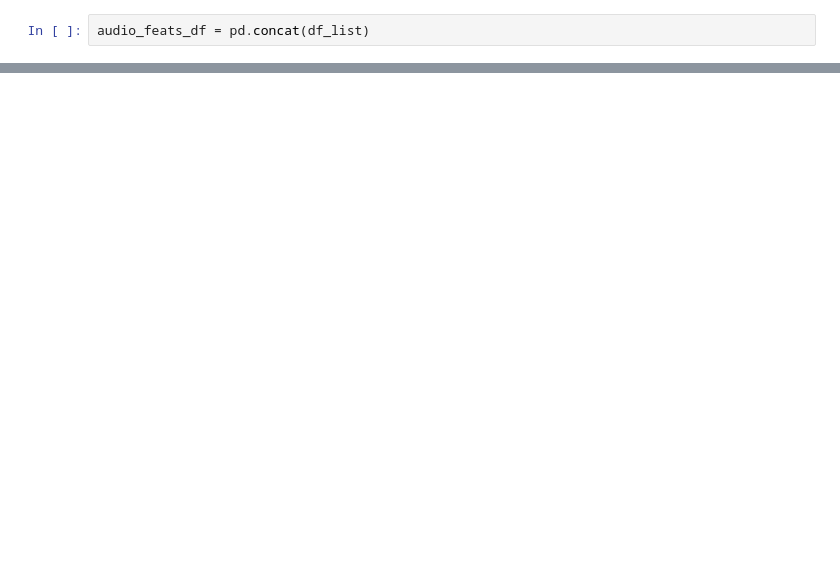
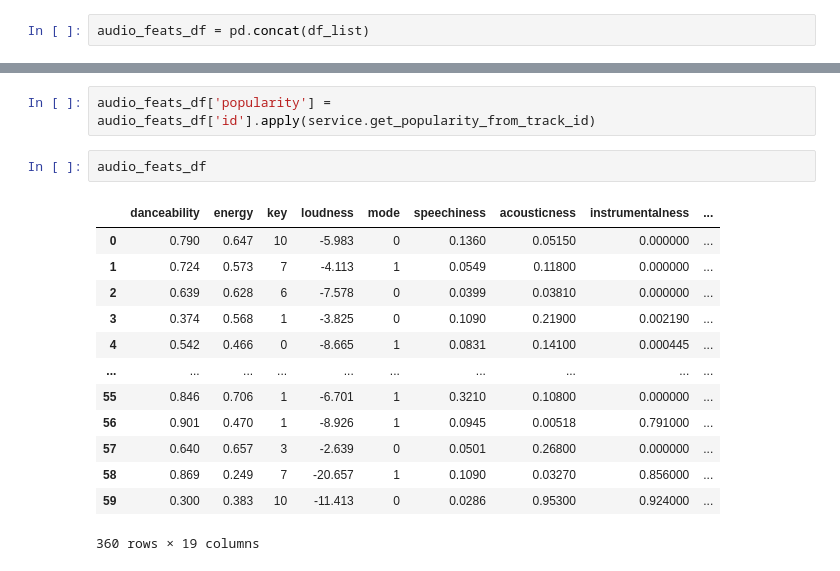
Before and after one commit to oms26/convexp_spotify, a Jupyter notebook: test.ipynb, the cells around one changed output, grey strips where cells are left out. Drawn from its saved outputs; the diff is of its cells as text; blank space fills up the shorter version.

```diff
--- a/test.ipynb
+++ b/test.ipynb
@@ -117,0 +100,18 @@ df
+# %%
+audio_feats_df['popularity'] = audio_feats_df['id'].apply(service.get_popularity_from_track_id)
+# %%
+audio_feats_df
+# %% [output]
+|  | danceability | energy | key | loudness | mode | speechiness | acousticness | instrumentalness | ... |
+| 0 | 0.790 | 0.647 | 10 | -5.983 | 0 | 0.1360 | 0.05150 | 0.000000 | ... |
+| 1 | 0.724 | 0.573 | 7 | -4.113 | 1 | 0.0549 | 0.11800 | 0.000000 | ... |
+| 2 | 0.639 | 0.628 | 6 | -7.578 | 0 | 0.0399 | 0.03810 | 0.000000 | ... |
+| 3 | 0.374 | 0.568 | 1 | -3.825 | 0 | 0.1090 | 0.21900 | 0.002190 | ... |
+| 4 | 0.542 | 0.466 | 0 | -8.665 | 1 | 0.0831 | 0.14100 | 0.000445 | ... |
+| ... | ... | ... | ... | ... | ... | ... | ... | ... | ... |
+| 55 | 0.846 | 0.706 | 1 | -6.701 | 1 | 0.3210 | 0.10800 | 0.000000 | ... |
+| 56 | 0.901 | 0.470 | 1 | -8.926 | 1 | 0.0945 | 0.00518 | 0.791000 | ... |
+| 57 | 0.640 | 0.657 | 3 | -2.639 | 0 | 0.0501 | 0.26800 | 0.000000 | ... |
+| 58 | 0.869 | 0.249 | 7 | -20.657 | 1 | 0.1090 | 0.03270 | 0.856000 | ... |
+| 59 | 0.300 | 0.383 | 10 | -11.413 | 0 | 0.0286 | 0.95300 | 0.924000 | ... |
+360 rows × 19 columns
```
Also changed, not shown: parts of 13 cells of this notebook, 2 other files.
